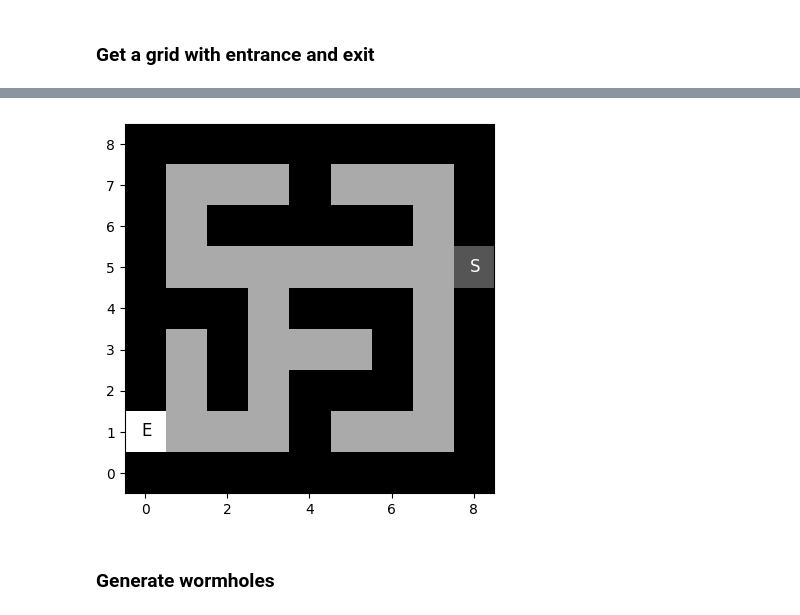
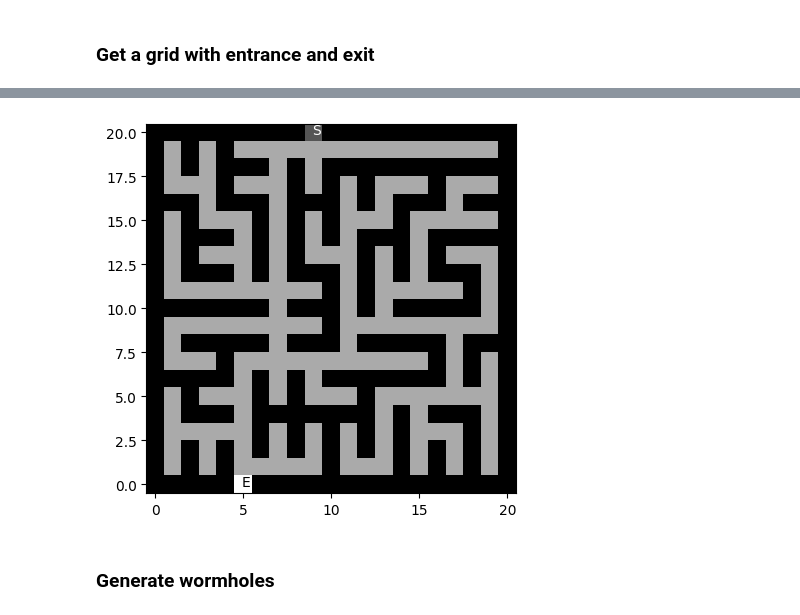
Before and after one commit to 0xInfty/TeleportationMaze, a Jupyter notebook: RandomMazeAStar.ipynb, the cells around one changed output, grey strips where cells are left out. Cells and saved outputs as stored; diff of their text form; code cells hidden in the pictures.

Commit message:
More explanations + Changed class name + Larger example

```diff
--- a/RandomMazeAStar.ipynb
+++ b/RandomMazeAStar.ipynb
@@ -37,8 +36,8 @@ from notebookutils import show_map, display_visual
 # %% [markdown]
 ## Parameters
 # %%
-N = 9 # Number of tiles on the side
-M = 3 # Number of wormholes
+N = 21 # Number of tiles on the side
+M = 6 # Number of wormholes
 # %%
 # Maze will have shape (N,N) counting walls ==> N needs to be an odd number
 assert N % 2 == 1, "N needs to be an odd number"
@@ -109,9 +130,10 @@ array([[0, 0, 0, 0, 0, 0, 0, 0, 0],
 # %%
+fontsize = "large" if N<=13 else "medium"
 plt.imshow(maze_grid, cmap="gray", origin="lower")
 for (j, i), label, color in zip([m.start, m.end], ["S","E"], ["w", "k"]):
-    plt.text(i-.1, j-.1, label, color=color, fontsize="large")
+    plt.text(i-.1, j-.1, label, color=color, fontsize=fontsize)
 # %% [output]
-[figure, old version]
+[figure, new version]
 # %% [markdown]
 ### Generate wormholes
 # %% [markdown]
```
Also changed, not shown: parts of 33 cells of this notebook.
